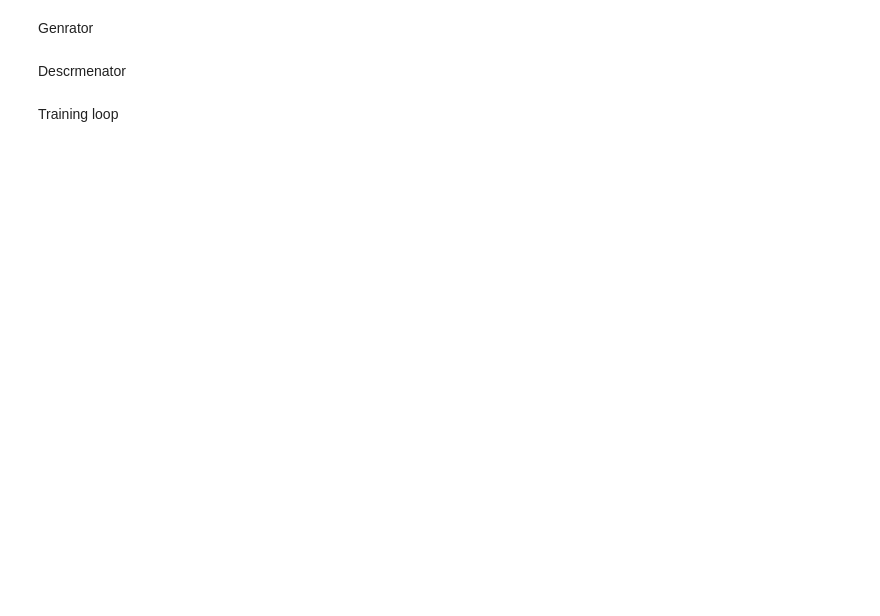
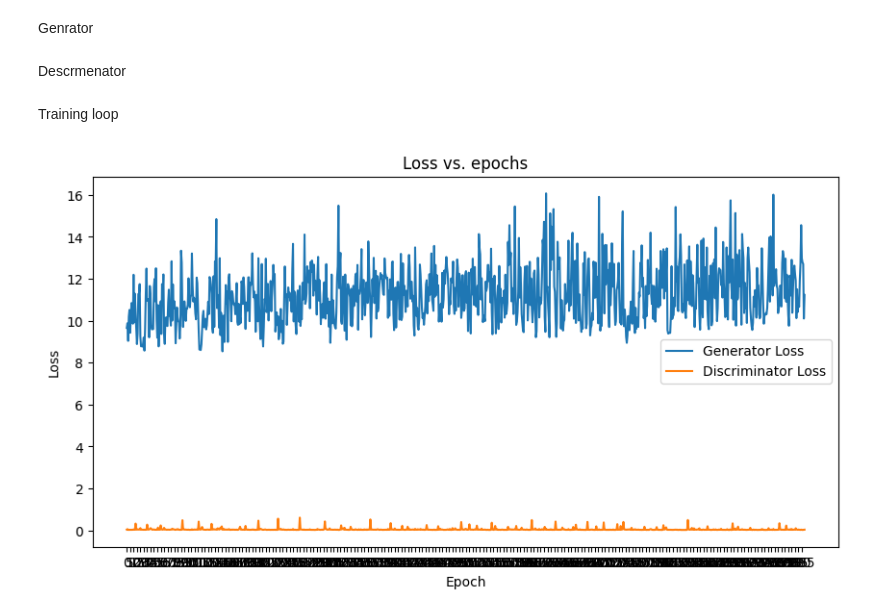
Before and after one commit to naghamo/Cats_GAN, a Jupyter notebook: cats-gan.ipynb, the cells around one changed output. Drawn from its saved outputs; the diff is of its cells as text; code cells hidden in the pictures; blank space fills up the shorter version.

```diff
--- a/cats-gan.ipynb
+++ b/cats-gan.ipynb
@@ -190,9 +196,8 @@ Training loop
 # %%
-torch.cuda.empty_cache()
-opt_d = torch.optim.Adam(discriminator.parameters(), lr=lr, betas=(0.5, 0.999))
-opt_g = torch.optim.Adam(generator.parameters(), lr=lr, betas=(0.5, 0.999))
-losses_g, losses_d, real_scores, fake_scores = [], [], [], []
-fixed_latent = torch.randn(64, latent_size, 1, 1, device=device)
+model_path="project_g.pkl"
+generator.load_state_dict(torch.load(model_path, map_location=device))
+model_path="project_d.pkl"
+discriminator.load_state_dict(torch.load(model_path, map_location=device))
 num_batches = len(train_dl)
 epochs=1000
 for epoch in tqdm(range(epochs)):
@@ -212,33 +217,35 @@ for epoch in tqdm(range(epochs)):
     losses_g.append(avg_loss_g)
     losses_d.append(avg_loss_d)
 
     avg_real_score = total_real_score / num_batches
     avg_fake_score = total_fake_score / num_batches
     # save_samples(epoch + 1, fixed_latent)
     # print(f"Epoch [{epoch+1}/{epochs}], Loss G: {avg_loss_g:.4f}, Loss D: {avg_loss_d:.4f}, Real: {avg_real_score:.4f}, Fake: {avg_fake_score:.4f}")
 
     if (epoch + 1) % 5 == 0:
         # plt.figure(figsize=(10, 5))
         # plt.plot(losses_g, label='Generator Loss')
         # plt.plot(losses_d, label='Discriminator Loss')
         # plt.legend()
         # plt.xticks(range(0, epoch, 5))
         # plt.xlabel('Epoch')
         # plt.ylabel('Loss')
         # plt.title('Loss vs. epochs')
         # plt.show()
-        torch.save(generator.state_dict(), f"project_g.pkl")
+        torch.save(generator.state_dict(), f"project_g2.pkl")
         torch.save(discriminator.state_dict(), f"project_d.pkl")
 
 
 plt.figure(figsize=(10, 5))
 plt.plot(losses_g, label='Generator Loss')
 plt.plot(losses_d, label='Discriminator Loss')
 plt.legend()
 plt.xticks(range(0, epoch, 5))
 plt.xlabel('Epoch')
 plt.ylabel('Loss')
 plt.title('Loss vs. epochs')
 plt.show()
+# %% [output]
+[figure, added]
 # %%
 def reproduce():
```
Also changed, not shown: parts of 7 cells of this notebook.
